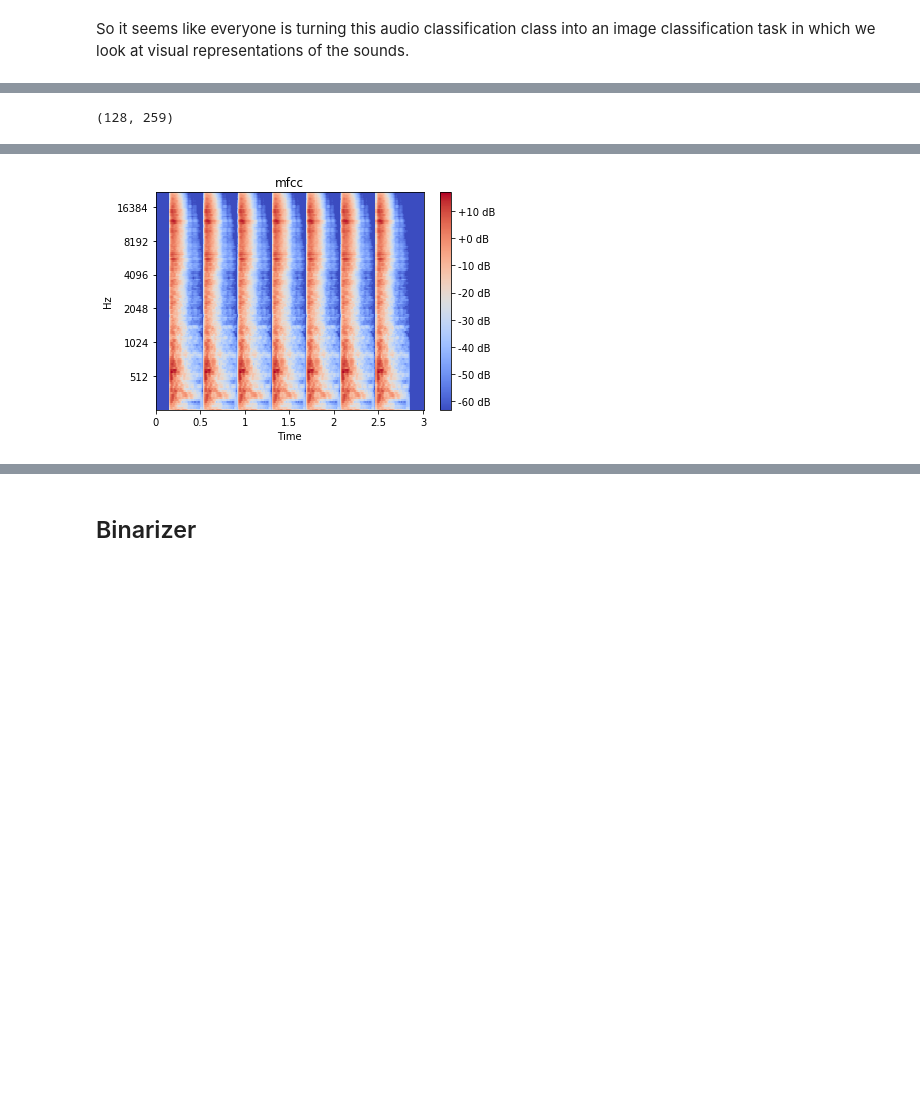
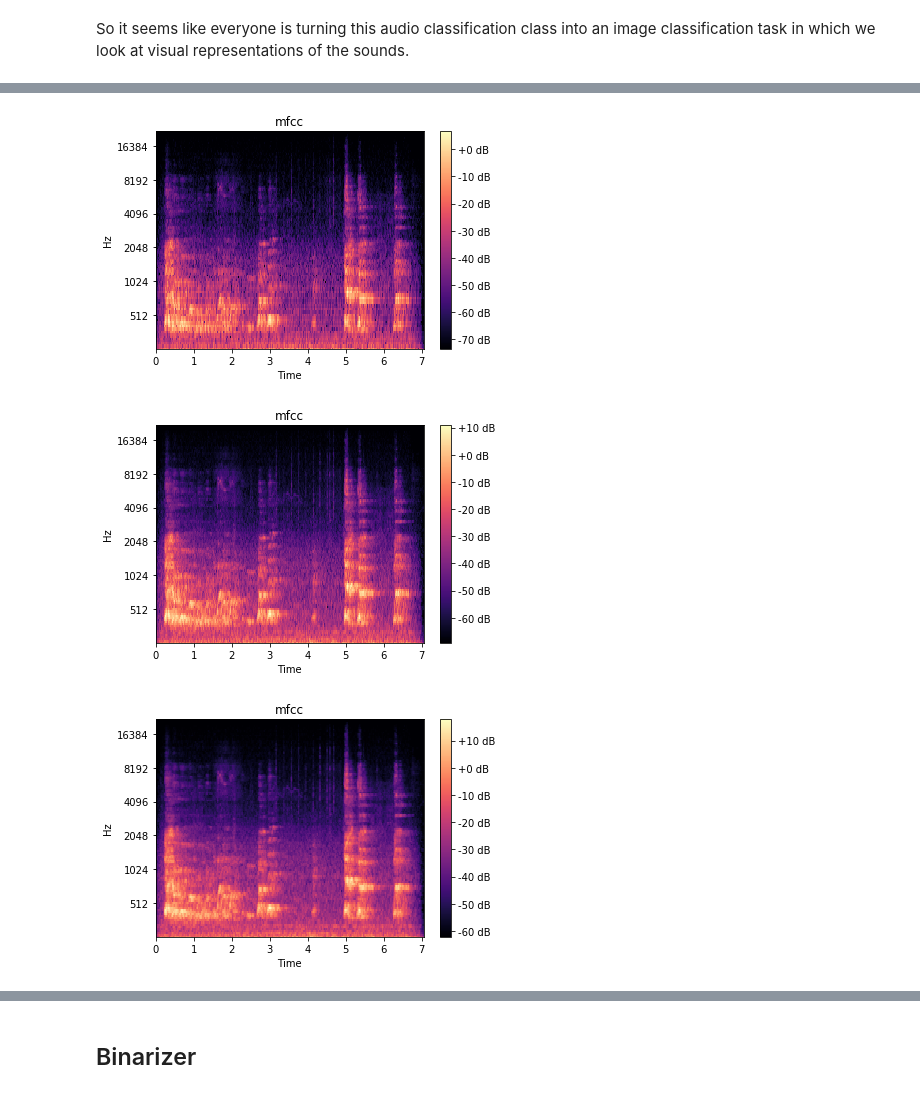
Before and after one commit to JoshVarty/AudioTagging, a Jupyter notebook: 00_Preprocess.ipynb, the cells around one changed output, grey strips where cells are left out. Cells and saved outputs as stored; diff of their text form; code cells hidden in the pictures; blank space fills up the shorter version.

Commit message:
Regenerate dataset with RGB images using different n_fft/window sizes

```diff
--- a/00_Preprocess.ipynb
+++ b/00_Preprocess.ipynb
@@ -82,12 +82,12 @@ def read_audio(conf, pathname, trim_long_data):
     return y
 
 
-def audio_to_melspectrogram(conf, audio):
+def audio_to_melspectrogram(conf, n_fft_scale, audio):
     spectrogram = librosa.feature.melspectrogram(audio,
                                                  sr=conf.sampling_rate,
                                                  n_mels=conf.n_mels,
                                                  hop_length=conf.hop_length,
-                                                 n_fft=conf.n_fft,
+                                                 n_fft=conf.n_fft * n_fft_scale,
                                                  fmin=conf.fmin,
                                                  fmax=conf.fmax)
     spectrogram = librosa.power_to_db(spectrogram)
@@ -113,15 +113,27 @@ def show_melspectrogram(conf, mels, title='mfcc'):
     plt.title(title)
     plt.show()
 
+def show_cqt(conf, C, title='mfcc'):
+    librosa.display.specshow(librosa.amplitude_to_db(C, ref=np.max),
+                         sr=conf.sampling_rate, x_axis='time', y_axis='cqt_note')
+
+    plt.colorbar(format='%+2.0f dB')
+    plt.title('Constant-Q power spectrum')
+    plt.show()
+
 
 def read_as_melspectrogram(conf, pathname, trim_long_data, debug_display=False):
     x = read_audio(conf, pathname, trim_long_data)
-    mels = audio_to_melspectrogram(conf, x)
-    print(mels.shape)
+    #Create spectrogram with three different window lengths (n_fft)
+    mels1 = audio_to_melspectrogram(conf, 1, x)
+    mels2 = audio_to_melspectrogram(conf, 2, x)
+    mels3 = audio_to_melspectrogram(conf, 4, x)
     if debug_display:
         IPython.display.display(IPython.display.Audio(x, rate=conf.sampling_rate))
-        show_melspectrogram(conf, mels)
-    return mels
+        show_melspectrogram(conf, mels1)
+        show_melspectrogram(conf, mels2)
+        show_melspectrogram(conf, mels3)
+    return [mels1, mels2, mels3]
 
 def read_as_cqt(conf, pathname, trim_long_data, debug_display=False):
     x = read_audio(conf, pathname, trim_long_data)
@@ -129,7 +141,7 @@ def read_as_cqt(conf, pathname, trim_long_data, debug_display=False):
     print(cqt.shape)
     if debug_display:
         IPython.display.display(IPython.display.Audio(x, rate=conf.sampling_rate))
-        show_melspectrogram(conf, cqt)
+        show_cqt(conf, cqt)
     return cqt
 
 
@@ -148,7 +160,7 @@ conf.hop_length = 512                 # We're looking at about 1.4 seconds
 conf.fmin = 20                        # Near the lowest a human can hear
 conf.fmax = conf.sampling_rate // 2   # The maximum frequency we can represent
 conf.n_mels = 128                     # Our crops are 128 in height
-conf.n_fft = conf.n_mels * 20
+conf.n_fft = conf.n_mels * 7
 
 conf.samples = conf.sampling_rate * conf.duration
 # %%
@@ -160,7 +172,8 @@ x = read_as_cqt(conf, TRN_CURATED/'fc3472cf.wav', trim_long_data=False, debug_di
 # %%
-x = read_as_melspectrogram(conf, TRN_CURATED/'fc3472cf.wav', trim_long_data=False, debug_display=True)
+x = read_as_melspectrogram(conf, TRN_CURATED/'0006ae4e.wav', trim_long_data=False, debug_display=True)
 # %% [output]
-(128, 259)
 [interactive output not drawn]
-[figure, old version]
+[figure, new version]
+[figure, added]
+[figure, added]
 # %%
```
Also changed, not shown: parts of 3 cells of this notebook.
